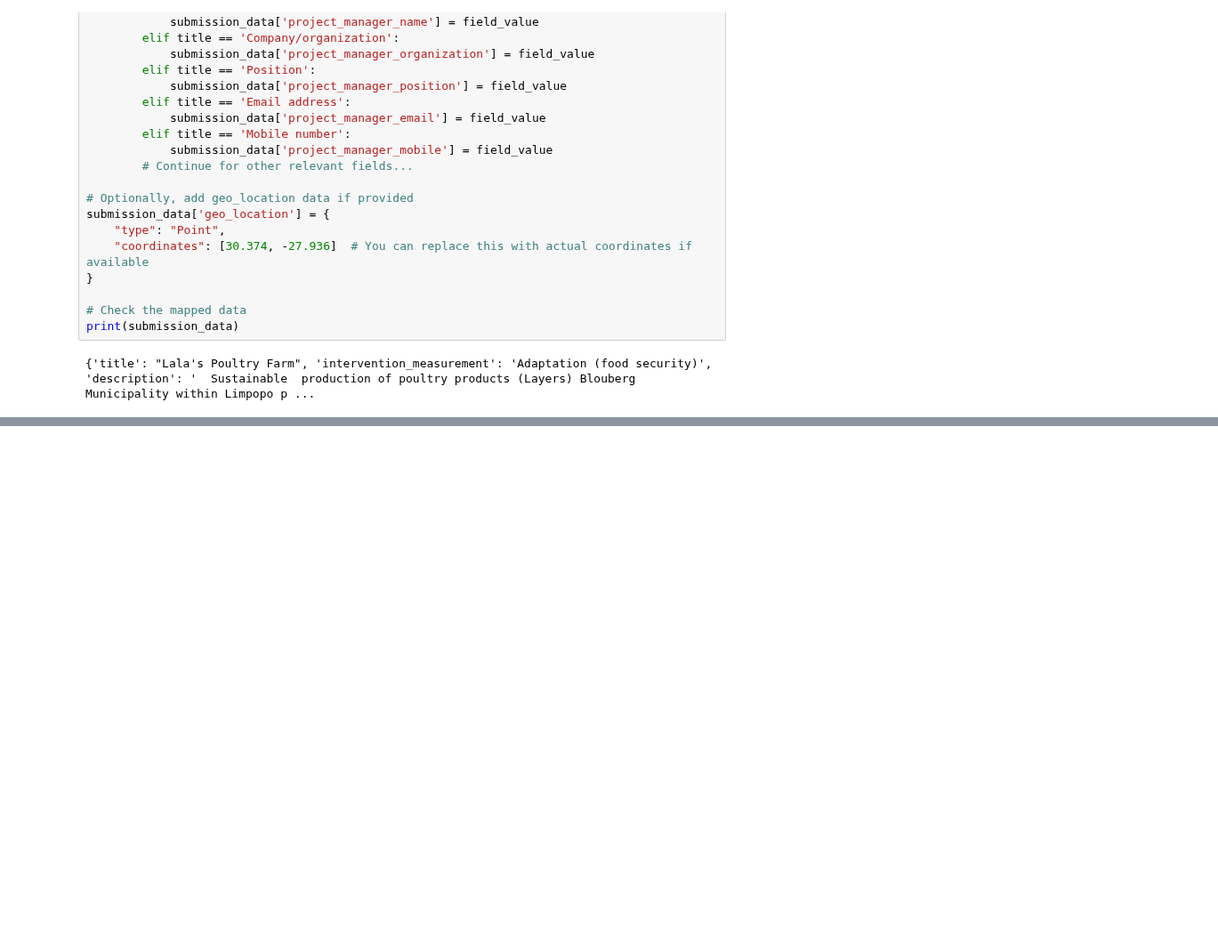
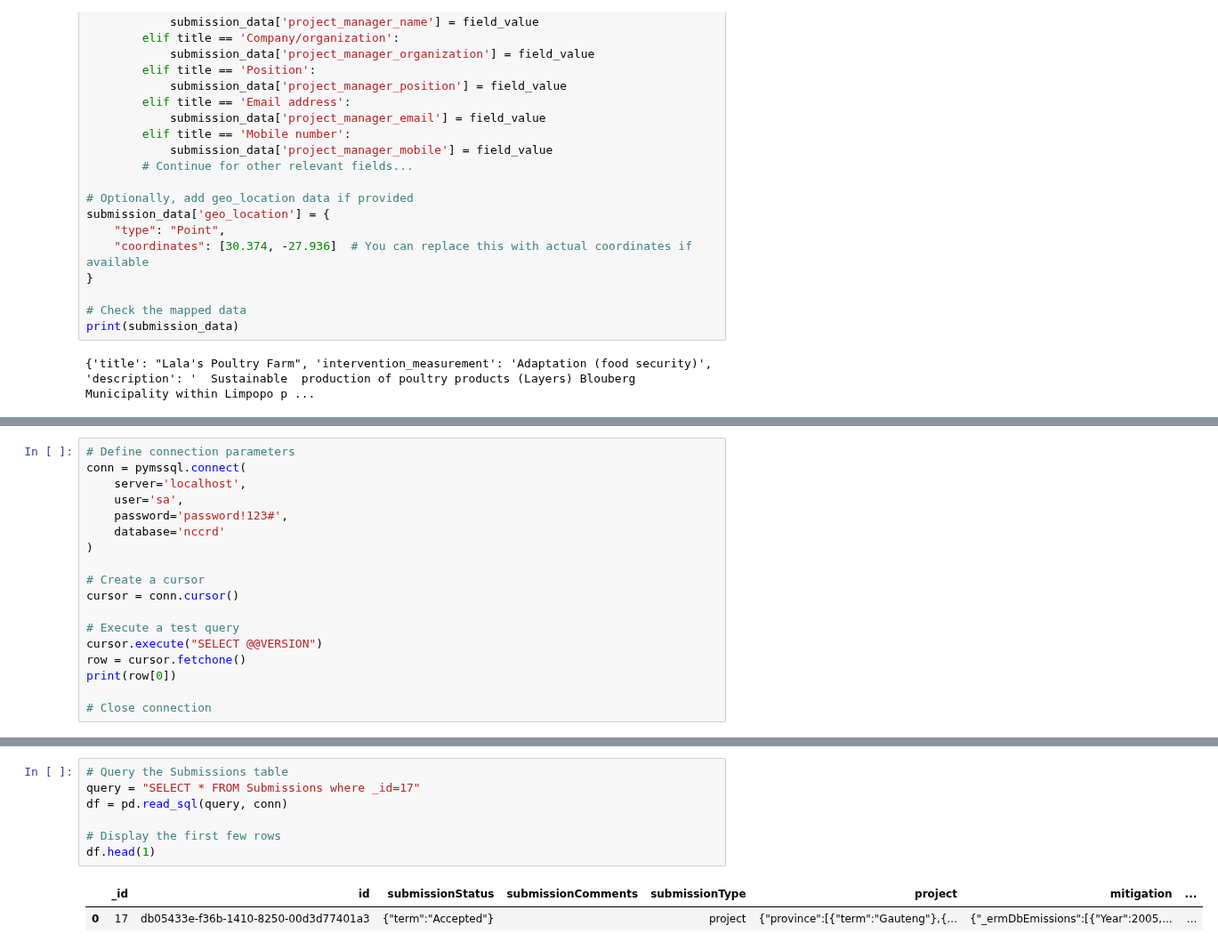
Before and after one commit to SAEON/nccrd-server, a Jupyter notebook: migrate/scratch_pad.ipynb, the cells around one changed output, grey strips where cells are left out. Shown at 89% size. Drawn from its saved outputs; the diff is of its cells as text; blank space fills up the shorter version.

```diff
--- a/migrate/scratch_pad.ipynb
+++ b/migrate/scratch_pad.ipynb
@@ -270,0 +146,18 @@ print("Done importing projects.")
+# %%
+# Define connection parameters
+conn = pymssql.connect(
+    server='localhost',
+    user='sa',
+    password='password!123#',
+    database='nccrd'
+)
+
+# Create a cursor
+cursor = conn.cursor()
+
+# Execute a test query
+cursor.execute("SELECT @@VERSION")
+row = cursor.fetchone()
+print(row[0])
+
+# Close connection
@@ -270,0 +195,10 @@ print("Done importing projects.")
+# %%
+# Query the Submissions table
+query = "SELECT * FROM Submissions where _id=17"
+df = pd.read_sql(query, conn)
+
+# Display the first few rows
+df.head(1)
+# %% [output]
+|  | _id | id | submissionStatus | submissionComments | submissionType | project | mitigation | ... |
+| 0 | 17 | db05433e-f36b-1410-8250-00d3d77401a3 | {"term":"Accepted"} |  | project | {"province":[{"term":"Gauteng"},{... | {"_ermDbEmissions":[{"Year":2005,... | ... |
```
Also changed, not shown: parts of 8 cells of this notebook, 2 other files.
